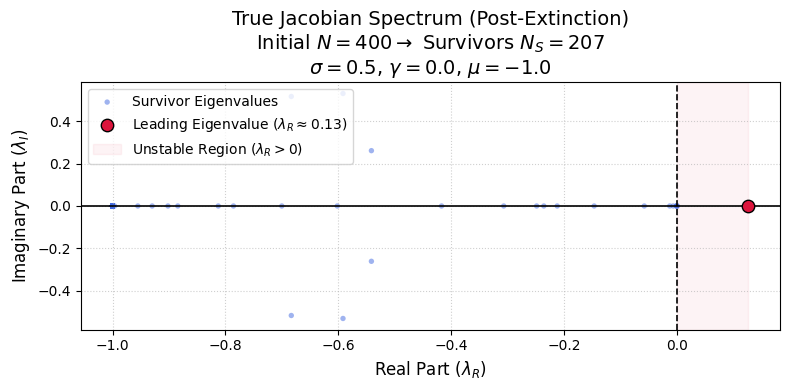
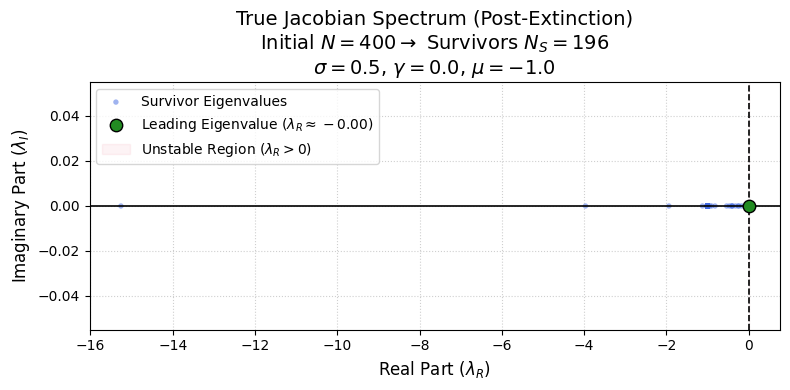
The change to this notebook cell's code, shown as a diff; its figure went from the first image to the second:
--- before
+++ after
@@ -1,94 +1,67 @@
-import networkx as nx
 import numpy as np
 import matplotlib.pyplot as plt
 from scipy.integrate import solve_ivp
+from glv.graph import generate_network
 
-def generate_network(N, mean_degree, sigma, gamma, mu):
-    raw_sequence = np.random.exponential(mean_degree, N)
-    sequence = [int(round(s)) for s in raw_sequence]
-    if sum(sequence) % 2 != 0: sequence[0] += 1
-        
-    G_multi = nx.configuration_model(sequence)
-    G = nx.Graph(G_multi)
-    G.remove_edges_from(nx.selfloop_edges(G))
-    A = nx.to_numpy_array(G)
-    
-    M = np.random.normal(0, sigma, (N, N))
-    S = (M + M.T) / np.sqrt(2)
-    V = (M - M.T) / np.sqrt(2)
-    Alpha = np.sqrt(1 + gamma) * S + np.sqrt(1 - gamma) * V + mu
-    
-    W = A * Alpha
-    return W, G
 
 def plot_true_survivor_spectrum(N, mean_degree, sigma, gamma, mu):
     print(f"1. Generating Network (N={N})...")
-    W, G = generate_network(N, mean_degree, sigma, gamma, mu)
-    
+    raw_sequence = np.random.exponential(mean_degree, N)
+    W, G = generate_network(raw_sequence, sigma, gamma, mu)
+
     print("2. Integrating GLV Dynamics to find true fixed point (this may take a moment)...")
-    # Lotka-Volterra ODE: dx/dt = x * (1 - d*x + W*x)
     def glv_deriv(t, x):
-        # We use np.maximum to strictly prevent abundances from dropping below absolute zero during integration steps
         x_safe = np.maximum(x, 0)
         return x_safe * (1.0 - x_safe + W @ x_safe)
 
-    # Start all species at a random abundance around 1.0
     x0 = np.random.uniform(0.8, 1.2, N)
-    
-    # Use BDF (Backward Differentiation Formula) because highly competitive networks become "stiff" equations
+
     sol = solve_ivp(glv_deriv, [0, 100], x0, method='BDF')
-    
-    # Extract final abundances
+
     x_final = sol.y[:, -1]
-    
-    # 3. Prune extinct species (threshold at 1e-4)
+
     survivors = x_final > 1e-4
     N_surv = np.sum(survivors)
     print(f"3. Extinctions processed. {N_surv}/{N} species survived.")
-    
+
     if N_surv == 0:
         print("Total ecosystem collapse! No eigenvalues to plot.")
         return
 
-    # 4. Calculate True Jacobian of Survivors
-    # J_ij = x_i * W_ij (for i != j)
-    # J_ii = x_i * (-d + W_ii)  <-- W_ii is 0 in our setup, so just -d
     W_surv = W[np.ix_(survivors, survivors)]
     x_surv = x_final[survivors]
-    
-    # True Jacobian matrix evaluated at the survivor fixed point
-    J_surv = np.diag(x_surv) @ (W_surv -  np.eye(N_surv))
-    
+
+    J_surv = np.diag(x_surv) @ (W_surv - np.eye(N_surv))
+
     eigenvalues = np.linalg.eigvals(J_surv)
     max_real_idx = np.argmax(eigenvalues.real)
     leading_eigenvalue = eigenvalues[max_real_idx]
-    
-    # --- Visualization ---
-    plt.figure(figsize=(8, 4), dpi=100) 
-    
-    plt.scatter(eigenvalues.real, eigenvalues.imag, alpha=0.5, s=15, 
+
+    plt.figure(figsize=(8, 4), dpi=100)
+
+    plt.scatter(eigenvalues.real, eigenvalues.imag, alpha=0.5, s=15,
                 color='royalblue', edgecolors='none', label='Survivor Eigenvalues')
-    
-    is_stable = leading_eigenvalue.real <= 1e-5 # Account for floating point 0
+
+    is_stable = leading_eigenvalue.real <= 1e-5
     leading_color = 'forestgreen' if is_stable else 'crimson'
-    
-    plt.scatter(leading_eigenvalue.real, leading_eigenvalue.imag, 
+
+    plt.scatter(leading_eigenvalue.real, leading_eigenvalue.imag,
                 color=leading_color, s=80, zorder=5, edgecolor='black', linewidth=1,
                 label=rf'Leading Eigenvalue ($\lambda_R \approx {leading_eigenvalue.real:.2f}$)')
-    
+
     plt.axhline(0, color='black', linewidth=1.2)
     plt.axvline(0, color='black', linewidth=1.2, linestyle='--')
-    
+
     x_max = max(eigenvalues.real)
     plt.axvspan(0, x_max, color='crimson', alpha=0.05, label=r'Unstable Region ($\lambda_R > 0$)')
-    
+
     plt.xlabel(r'Real Part ($\lambda_R$)', fontsize=12)
     plt.ylabel(r'Imaginary Part ($\lambda_I$)', fontsize=12)
-    
+
     title = (f"True Jacobian Spectrum (Post-Extinction)\n"
              rf"Initial $N={N} \rightarrow$ Survivors $N_S={N_surv}$" "\n"
              rf"$\sigma={sigma}$, $\gamma={gamma}$, $\mu={mu}$")
     plt.title(title, fontsize=14)
-    
+
     plt.grid(True, linestyle=':', alpha=0.6)
     plt.legend(loc='upper left')
@@ -96,13 +69,11 @@
     plt.show()
 
-# ==========================================
-# CONFIGURATION BLOCK
-# ==========================================
+
 PARAMS = {
-    'N': 400,                   # Lowered to 400 so the ODE solver runs reasonably fast
-    'mean_degree': 10,          
-    'sigma': 0.5,               
-    'gamma': 0.0,               
-    'mu': -1.0,                 # A highly competitive regime!
+    'N': 400,
+    'mean_degree': 10,
+    'sigma': 0.5,
+    'gamma': 0.0,
+    'mu': -1.0,
 }
 

Commit: refactor